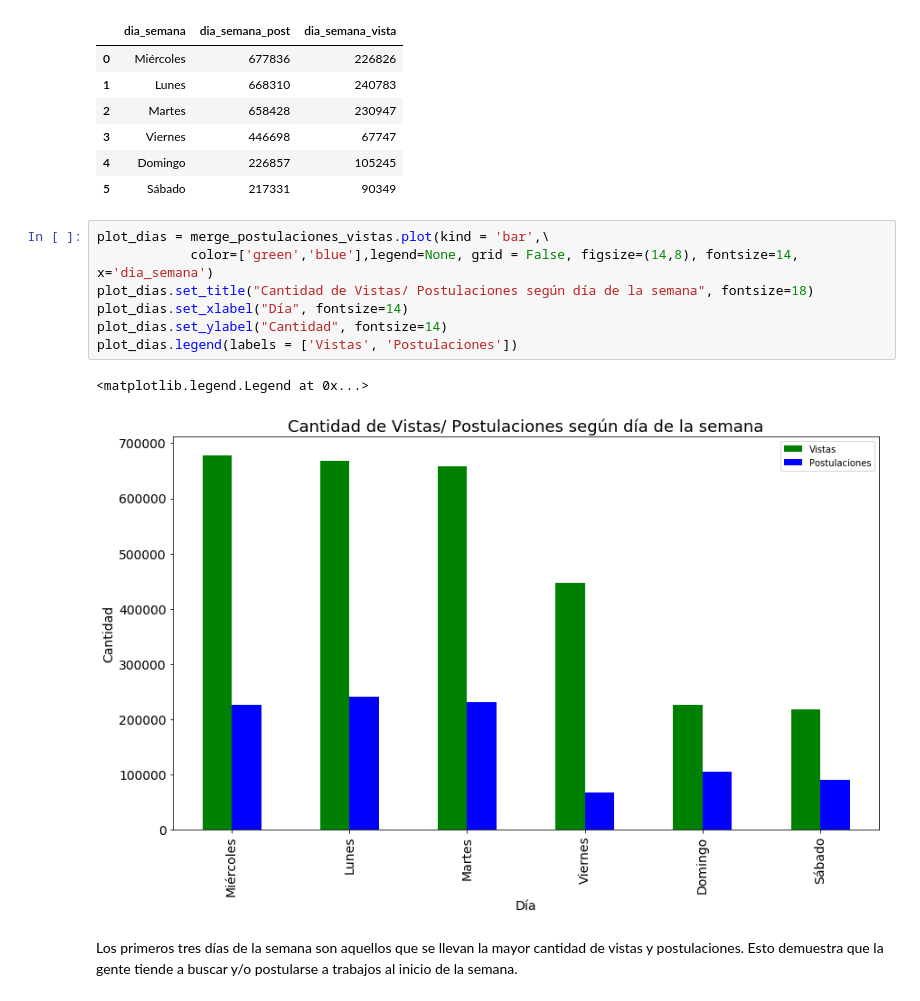
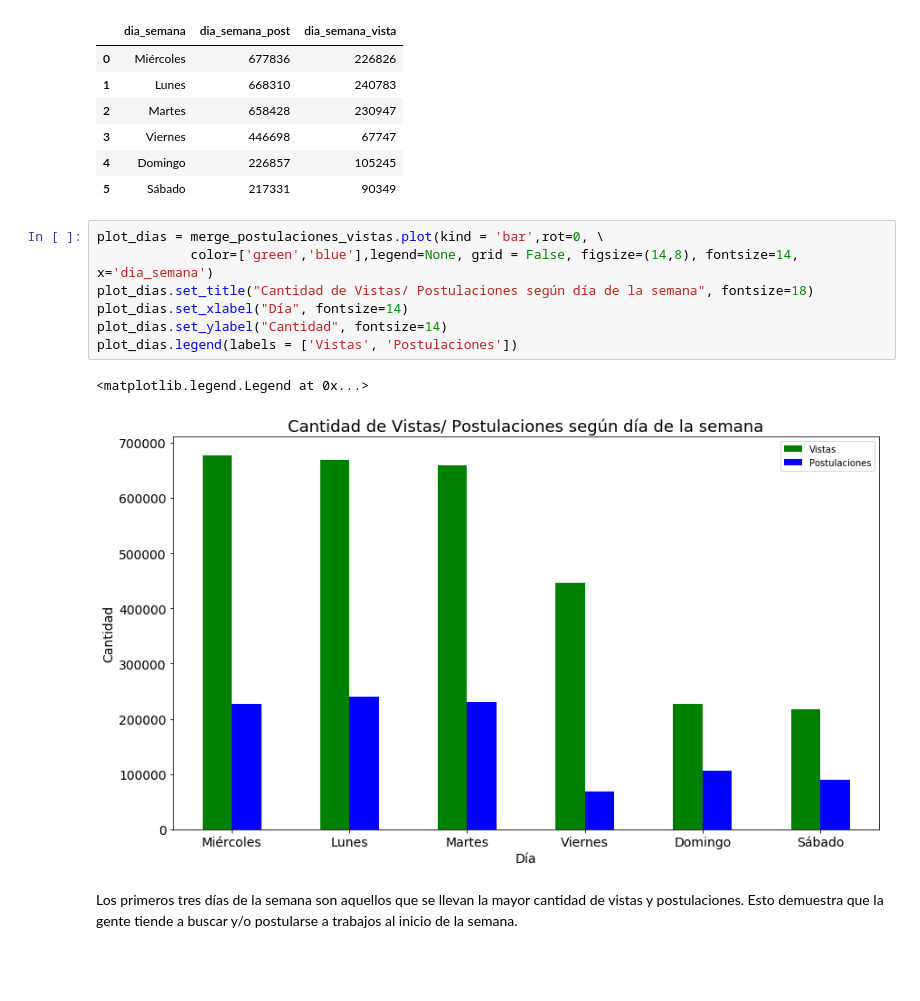
Before and after one commit to Ortizjavier160994/TP1-OrganizacionDeDatos, a Jupyter notebook: TP1 - 75.06.ipynb, the cells around one changed output. Drawn from its saved outputs; the diff is of its cells as text; blank space fills up the shorter version.

```diff
--- a/TP1 - 75.06.ipynb
+++ b/TP1 - 75.06.ipynb
@@ -511,15 +512,15 @@ merge_postulaciones_vistas
 | 4 | Domingo | 226857 | 105245 |
 | 5 | Sábado | 217331 | 90349 |
 # %%
-plot_dias = merge_postulaciones_vistas.plot(kind = 'bar',\
+plot_dias = merge_postulaciones_vistas.plot(kind = 'bar',rot=0, \
             color=['green','blue'],legend=None, grid = False, figsize=(14,8), fontsize=14, x='dia_semana')
 plot_dias.set_title("Cantidad de Vistas/ Postulaciones según día de la semana", fontsize=18)
 plot_dias.set_xlabel("Día", fontsize=14)
 plot_dias.set_ylabel("Cantidad", fontsize=14)
 plot_dias.legend(labels = ['Vistas', 'Postulaciones'])
 # %% [output]
 <matplotlib.legend.Legend at 0x...>
-[figure, old version]
+[figure, new version]
 # %% [markdown]
 Los primeros tres días de la semana son aquellos que se llevan la mayor cantidad de vistas y postulaciones. Esto demuestra que la gente tiende a buscar y/o postularse a trabajos al inicio de la semana.
 # %% [markdown]
```
Also changed, not shown: parts of 22 cells of this notebook, 1 other file.
